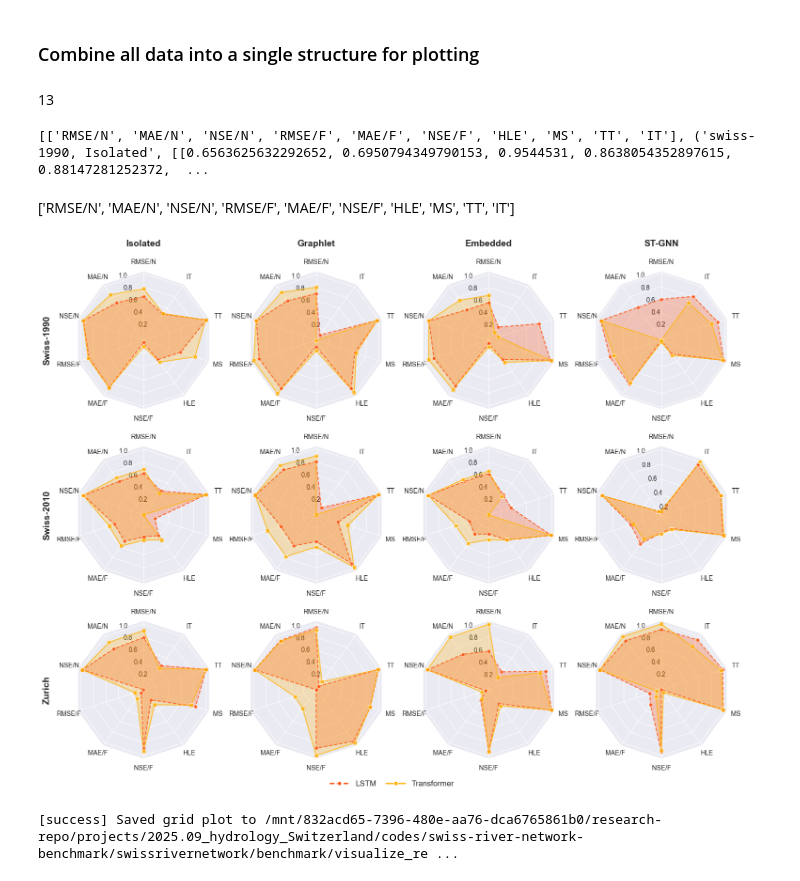
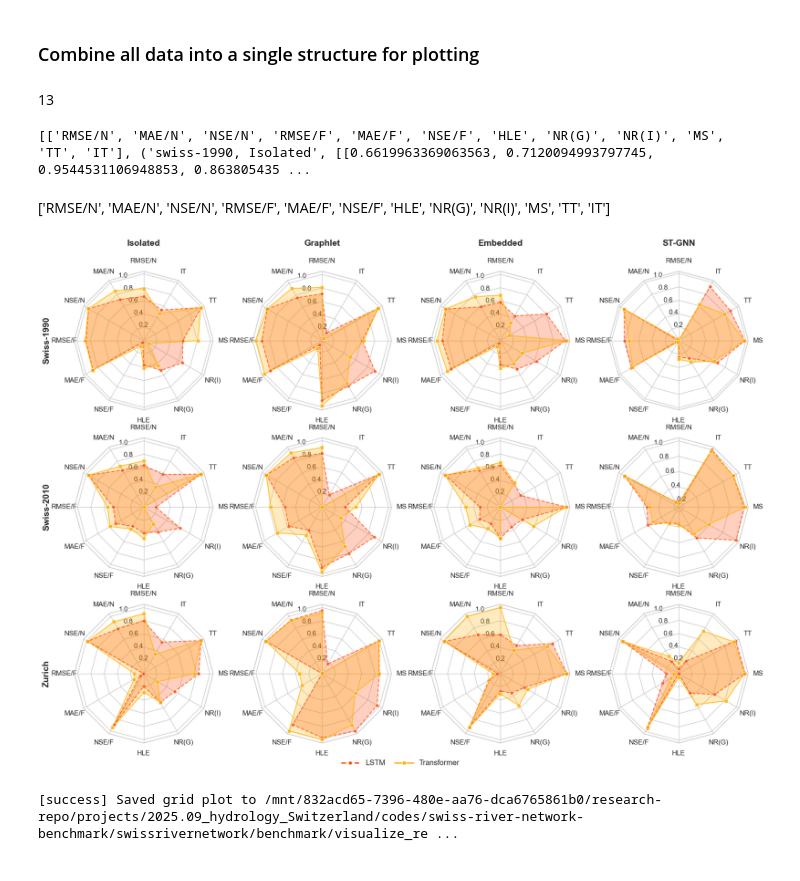
Before and after one commit to jajupmochi/swiss-river-network-benchmark, a Jupyter notebook: swissrivernetwork/benchmark/visualize_results/results_in_polar.ipynb, the cells around one changed output. Cells and saved outputs as stored; diff of their text form; code cells hidden in the pictures.

Commit message:
feat: update visualizations.

```diff
--- a/swissrivernetwork/benchmark/visualize_results/results_in_polar.ipynb
+++ b/swissrivernetwork/benchmark/visualize_results/results_in_polar.ipynb
@@ -696,8 +737,8 @@ variable_list = [5, 10, 15, 20, 25, 30]  # fixme: check if it matches with the s
 aggregate_fun = aggregate_noise_metric
 # %%
-# metric = 'RMSE_Mean'
-# nr_data = gather_variable_data(
-#     GRAPH_NAMES, METHODS, metric, variable_key, variable_list, aggregate_fun, filename_key, NR_DUMP_DIR
-# )
-# normalized_nr_data = normalize_err_data(nr_data, min_is_better=(not metric.startswith('NSE')))
-# print(normalized_nr_data)
+metric = 'RMSE_Mean'
+nr_gaussian_data = gather_variable_data(
+    GRAPH_NAMES, METHODS, metric, variable_key, variable_list, aggregate_fun, filename_key, NR_DUMP_DIR
+)
+normalized_nr_gaussian_data = normalize_err_data(nr_gaussian_data, min_is_better=(not metric.startswith('NSE')))
+print(normalized_nr_gaussian_data)
@@ -703,0 +761,18 @@ aggregate_fun = aggregate_noise_metric
+# %%
+import numpy as np
+
+NR_DUMP_DIR = (CUR_ABS_DIR / 'outputs/noises/').resolve()
+filename_key = 'noises_resu_impulse_a'
+variable_key = 'probability'
+# fixme: check if it matches with the settings used in the noise experiments
+variable_list = np.arange(1, 11, 1) / 100.0  # do not use 0.0 noise level
+extra_filters = {'scale_factor': 3}
+aggregate_fun = aggregate_noise_metric
+# %%
+metric = 'RMSE_Mean'
+nr_impulse_data = gather_variable_data(
+    GRAPH_NAMES, METHODS, metric, variable_key, variable_list, aggregate_fun, filename_key, NR_DUMP_DIR,
+    extra_filters=extra_filters
+)
+normalized_nr_impulse_data = normalize_err_data(nr_impulse_data, min_is_better=(not metric.startswith('NSE')))
+print(normalized_nr_impulse_data)
@@ -750,7 +839,8 @@ data = append_data_to_visual(data, normalized_mae_f_data, 'MAE/F')
 data = append_data_to_visual(data, normalized_nse_f_data, 'NSE/F')
 # Other metrics:
 data = append_data_to_visual(data, normalized_hle_data, 'HLE')
-# data = append_data_to_visual(data, normalized_nr_data, 'NR')
+data = append_data_to_visual(data, normalized_nr_gaussian_data, 'NR(G)')
+data = append_data_to_visual(data, normalized_nr_impulse_data, 'NR(I)')
 data = append_data_to_visual(data, normalized_model_size_data, 'MS')
 data = append_data_to_visual(data, normalized_train_time_data, 'TT')
 data = append_data_to_visual(data, normalized_infer_time_data, 'IT')
@@ -758,7 +848,7 @@ print(len(data))
 print(data)
 # %% [output]
 13
-[['RMSE/N', 'MAE/N', 'NSE/N', 'RMSE/F', 'MAE/F', 'NSE/F', 'HLE', 'MS', 'TT', 'IT'], ('swiss-1990, Isolated', [[0.6563625632292652, 0.6950794349790153, 0.9544531, 0.8638054352897615, 0.88147281252372,  ...
+[['RMSE/N', 'MAE/N', 'NSE/N', 'RMSE/F', 'MAE/F', 'NSE/F', 'HLE', 'NR(G)', 'NR(I)', 'MS', 'TT', 'IT'], ('swiss-1990, Isolated', [[0.6619963369063563, 0.7120094993797745, 0.9544531106948853, 0.863805435 ...
 # %%
 import matplotlib.pyplot as plt
 import numpy as np
@@ -937,12 +1027,12 @@ if __name__ == '__main__':
     print(spoke_labels)
 
     fig, axs = plt.subplots(
-        figsize=(18, 13.5), nrows=3, ncols=4,
+        figsize=(19.5, 13.5), nrows=3, ncols=4,
         subplot_kw=dict(projection='radar')
     )
     fig.subplots_adjust(wspace=0.25, hspace=0.20, top=0.85, bottom=0.05)
 
-    sns.set_theme()  # style="whitegrid", font="Arial", font_scale=1.2)
+    sns.set_theme(style='whitegrid')  # style='whitegrid', font='Arial', font_scale=1.2)  style='darkgrid'?
     # colors = ['b', 'r', 'g', 'm', 'y']
     # colors = sns.color_palette("Spectral", n_colors=2)
     # cmap = plt.colormaps.get_cmap('Set1')  # 'Set1', 'autumn', 'YlOrRd_r', 'YlOrBr', 'Oranges', 'OrRd', 'OrRd_r'
@@ -962,7 +1052,9 @@ if __name__ == '__main__':
         # )
         for d, color, line_style, scatter_marker in zip(case_data, colors, line_styles, scatter_markers):
             ax.plot(theta, d, color=color, linestyle=line_style, alpha=0.75)
-            ax.scatter(theta, d, color=color, marker=scatter_marker, s=28, zorder=10, edgecolors='w', linewidth=0.5, alpha=0.75)
+            ax.scatter(
+                theta, d, color=color, marker=scatter_marker, s=28, zorder=10, edgecolors='w', linewidth=0.5, alpha=0.75
+            )
             ax.fill(theta, d, facecolor=color, alpha=0.25, label='_nolegend_')
         ax.set_varlabels(spoke_labels)
 
@@ -998,35 +1090,35 @@ if __name__ == '__main__':
     ]
     legend = fig.legend(
         handles=legend_elements,
         # labels,
         loc='lower center',
         bbox_to_anchor=(0.5, 0.02),
         ncol=len(legend_elements),
         fontsize='medium',
         frameon=False,
         handlelength=2.5,
         columnspacing=1.2,
     )
 
     # fig.text(
     #     0.5, 0.965, '5-Factor Solution Profiles Across Four Scenarios',
     #     horizontalalignment='center', color='black', weight='bold',
     #     size='large'
     # )
 
     plt.show()
 
     # Save figure:
     output_path = CUR_ABS_DIR / 'figures' / 'all_resu_radar_grid_plot.pdf'
     output_path.parent.mkdir(parents=True, exist_ok=True)
     fig.savefig(output_path, dpi=300, bbox_inches='tight')
     from swissrivernetwork.util.os import make_open_button
 
     print(f'{SUCCESS_TAG}Saved grid plot to {output_path}.')
     make_open_button(output_path)
 # %% [output]
-['RMSE/N', 'MAE/N', 'NSE/N', 'RMSE/F', 'MAE/F', 'NSE/F', 'HLE', 'MS', 'TT', 'IT']
+['RMSE/N', 'MAE/N', 'NSE/N', 'RMSE/F', 'MAE/F', 'NSE/F', 'HLE', 'NR(G)', 'NR(I)', 'MS', 'TT', 'IT']
-[figure, old version]
+[figure, new version]
 [success] Saved grid plot to /mnt/832acd65-7396-480e-aa76-dca6765861b0/research-repo/projects/2025.09_hydrology_Switzerland/codes/swiss-river-network-benchmark/swissrivernetwork/benchmark/visualize_re ...
 [interactive output not drawn]
 # %%
```
Also changed, not shown: parts of 14 cells of this notebook, 6 other files.
